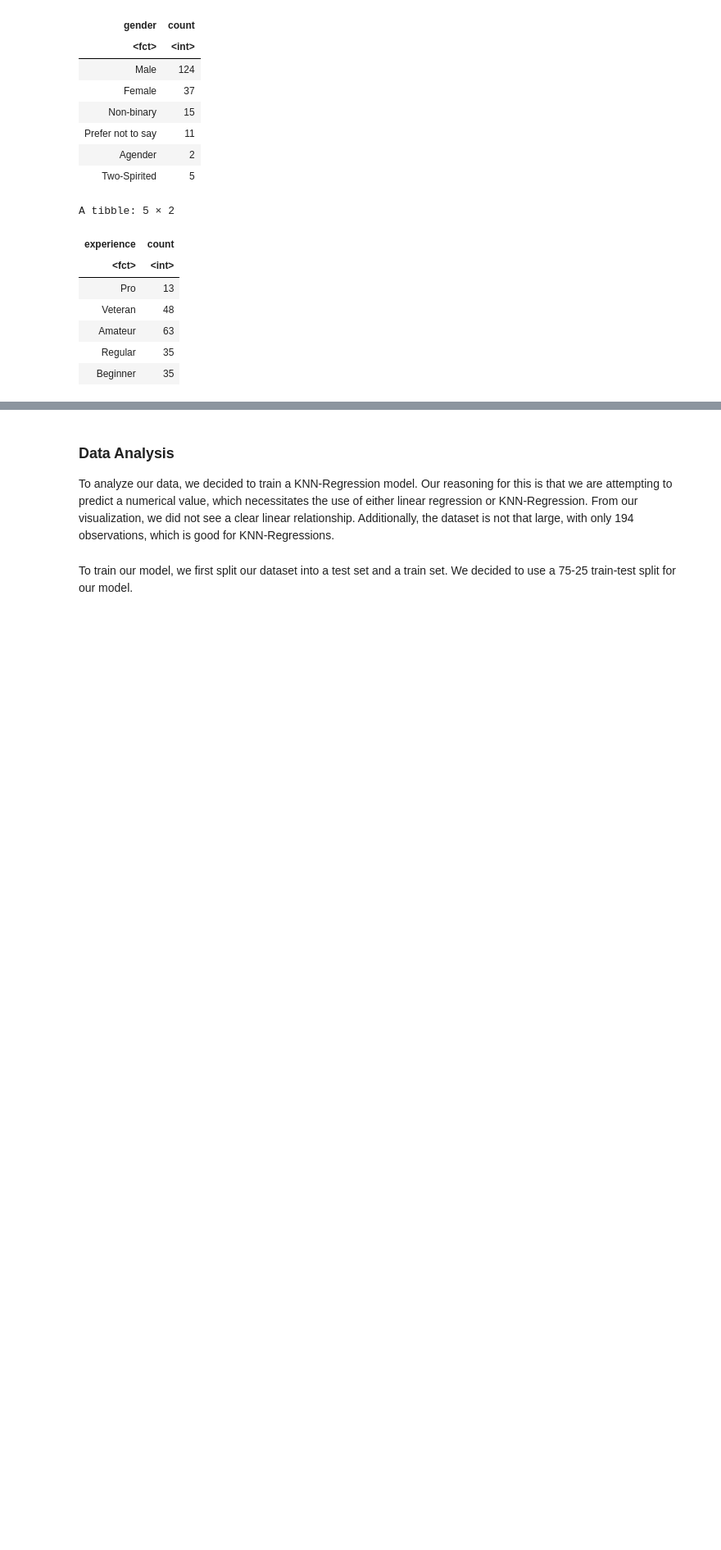
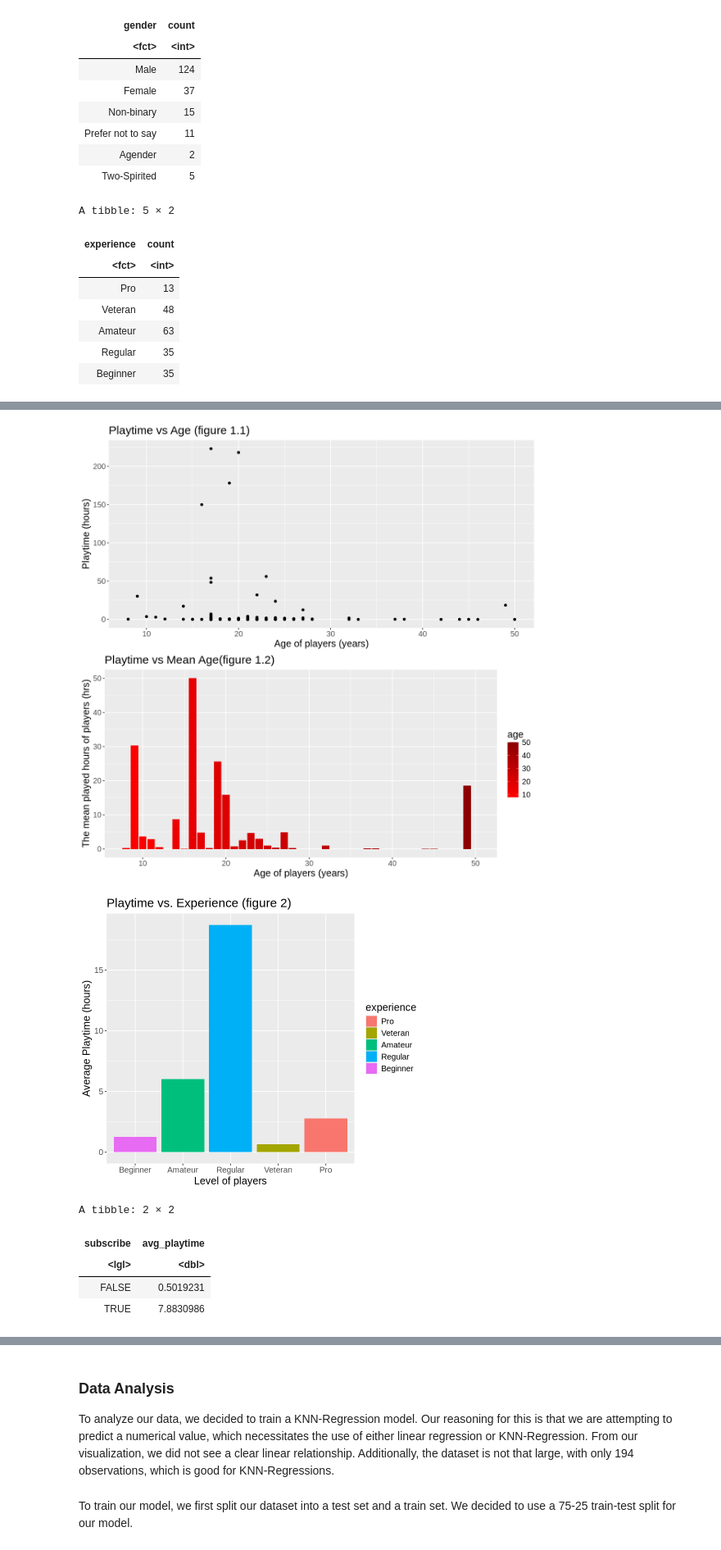
Before and after one commit to JasonCai0522/DSCI100_Group_Project, a Jupyter notebook: Project Report.ipynb, the cells around one changed output, grey strips where cells are left out. Shown at 82% size. Saved outputs shown, nothing was run; the diff lists cells and outputs as text; code cells hidden in the pictures; blank space fills up the shorter version.

```diff
--- a/Project Report.ipynb
+++ b/Project Report.ipynb
@@ -175,0 +182,79 @@ visualizing data
+# %%
+# Creating a scatterplot
+age_vs_playtime_with_experience <- player_data_tidy |>
+        ggplot(aes(x = age, y = played_hours)) +
+       scale_color_gradient(low = "red",  high = "darkred")+
+        geom_point() +
+        labs(x = "Age of players (years)", y = "Playtime (hours)", title = "Playtime vs Age (figure 1.1)")+
+        theme(text = element_text(size = 15))
+
+# Creating a bar graph for mean played hours by age
+Age_ph_hist_line_plot <- player_data_tidy|>
+    group_by(age)|>
+     summarize(avg_playtime = mean(played_hours))|>  # Get the average time of play for each Age
+    ggplot(aes(x = age, y = avg_playtime, fill = age)) +
+       scale_fill_gradient(low = "red",  high = "darkred")+
+       geom_bar(stat = "identity")+
+       xlab("Age of players (years)") +
+       ylab("The mean played hours of players (hrs)") +
+        labs(title = "Playtime vs Mean Age(figure 1.2)")+
+       theme(text = element_text(size = 15))
+
+options(repr.plot.width = 10, repr.plot.height = 10)
+plot_grid(age_vs_playtime_with_experience, Age_ph_hist_line_plot, ncol = 1)
+
+# Creating a bar graph for mean played hours by experience
+options(repr.plot.width = 7, repr.plot.height = 6)
+age_vs_playtime_with_experience <- player_data_tidy |>
+        group_by(experience)|>
+        summarize(avg_playtime = mean(played_hours))|> # Get the average time of play for each Age
+        ggplot(aes(x = experience, y = avg_playtime, fill = experience)) +
+        geom_bar(stat = "identity", ) +
+        scale_x_discrete(limits = c("Beginner", "Amateur", "Regular", "Veteran", "Pro"))+  # Arrange the level of players
+        labs(x = "Level of players", y = "Average Playtime (hours)", title = "Playtime vs. Experience (figure 2)")+
+        theme(text = element_text(size = 15))
+age_vs_playtime_with_experience
+
+# Creating a bar graph for mean played hours by subscribe
+subs_ph_bar_mean <- player_data_tidy|>
+    group_by(subscribe)|>
+    summarize(avg_playtime = mean(played_hours))
+
+subs_ph_bar_plot <- subs_ph_bar_mean|>  # Get the average time based on if they subscribe the game-related news
+    ggplot(aes(x = subscribe,
+               y = avg_playtime,
+               fill = subscribe)) +
+       geom_bar(stat = "identity")+
+       xlab("The subscribe state") +
+       ylab("Average Playtime (hours)") +
+       labs(fill = "subscribe")+
+       ggtitle("Relationship of subscribe state and played hours (figure 3)")+
+       theme(text = element_text(size = 15))
+subs_ph_bar_plot
+subs_ph_bar_mean
+
+# Creating a bar graph for mean played hours by gender
+gen_ph_bar_mean <- player_data_tidy|>
+    group_by(gender)|>
+    summarize(avg_playtime = mean(played_hours))
+
+gen_ph_bar_plot <- gen_ph_bar_mean|>  # Get the average time based on if they subscribe the game-related news
+    ggplot(aes(x = gender,
+               y = avg_playtime,
+               fill = gender)) +
+       geom_bar(stat = "identity")+
+       xlab("The gender of players") +
+       ylab("Average Playtime (hours)") +
+       labs(fill = "gender")+
+       ggtitle("Relationship of gender and played hours (figure 4)")+
+       theme(text = element_text(size = 15))
+options(repr.plot.width = 9.5, repr.plot.height = 6)
+gen_ph_bar_plot
+# %% [output]
+[figure, added]
+[figure, added]
+A tibble: 2 × 2
+| subscribe | avg_playtime |
+| <lgl> | <dbl> |
+| FALSE | 0.5019231 |
+| TRUE | 7.8830986 |
```
Also changed, not shown: parts of 20 cells of this notebook.
